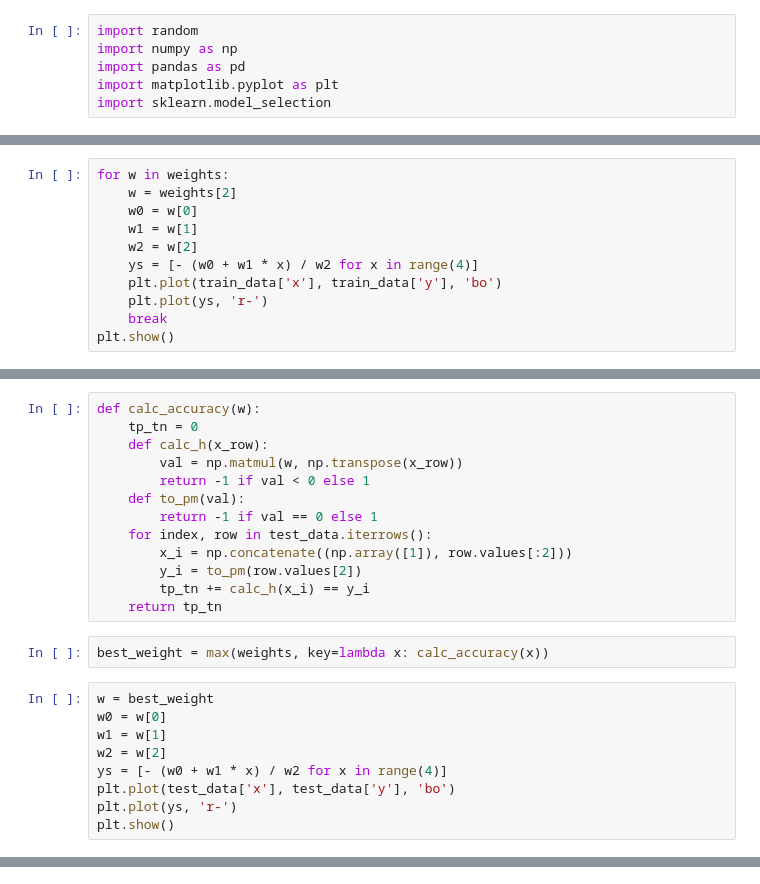
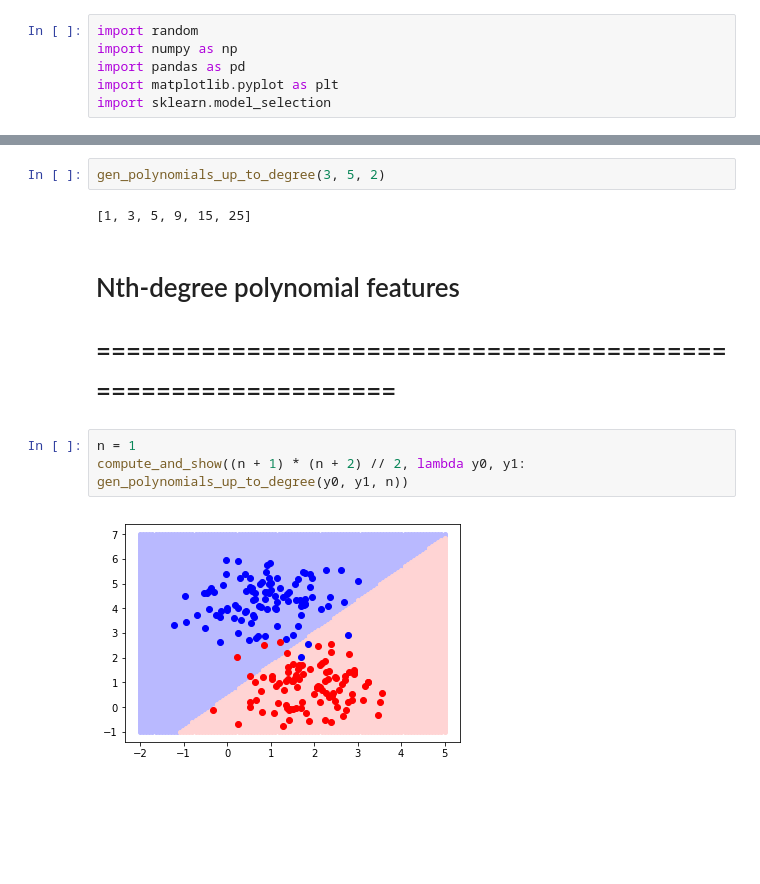
Before and after one commit to murfel/ml-hse-2019, a Jupyter notebook: hw2/perceptron.ipynb, the cells around one changed output, grey strips where cells are left out. Drawn from its saved outputs; the diff is of its cells as text; blank space fills up the shorter version.

Commit message:
add arbitrary degree polynomials for perceptron

```diff
--- a/hw2/perceptron.ipynb
+++ b/hw2/perceptron.ipynb
@@ -60,11 +10,0 @@ weights = perceptron(train_data, test_data)
-# %%
-for w in weights:
-    w = weights[2]
-    w0 = w[0]
-    w1 = w[1]
-    w2 = w[2]
-    ys = [- (w0 + w1 * x) / w2 for x in range(4)]
-    plt.plot(train_data['x'], train_data['y'], 'bo')
-    plt.plot(ys, 'r-')
-    break
-plt.show()
@@ -73,24 +10,0 @@ plt.show()
-# %%
-def calc_accuracy(w):
-    tp_tn = 0
-    def calc_h(x_row):
-        val = np.matmul(w, np.transpose(x_row))
-        return -1 if val < 0 else 1
-    def to_pm(val):
-        return -1 if val == 0 else 1
-    for index, row in test_data.iterrows():
-        x_i = np.concatenate((np.array([1]), row.values[:2]))
-        y_i = to_pm(row.values[2])
-        tp_tn += calc_h(x_i) == y_i
-    return tp_tn
-# %%
-best_weight = max(weights, key=lambda x: calc_accuracy(x))
-# %%
-w = best_weight
-w0 = w[0]
-w1 = w[1]
-w2 = w[2]
-ys = [- (w0 + w1 * x) / w2 for x in range(4)]
-plt.plot(test_data['x'], test_data['y'], 'bo')
-plt.plot(ys, 'r-')
-plt.show()
@@ -98,0 +131,12 @@ plt.show()
+# %%
+gen_polynomials_up_to_degree(3, 5, 2)
+# %% [output]
+[1, 3, 5, 9, 15, 25]
+# %% [markdown]
+# Nth-degree polynomial features
+# ==============================================================
+# %%
+n = 1
+compute_and_show((n + 1) * (n + 2) // 2, lambda y0, y1: gen_polynomials_up_to_degree(y0, y1, n))
+# %% [output]
+[figure, added]
```
Also changed, not shown: parts of 17 cells of this notebook.
